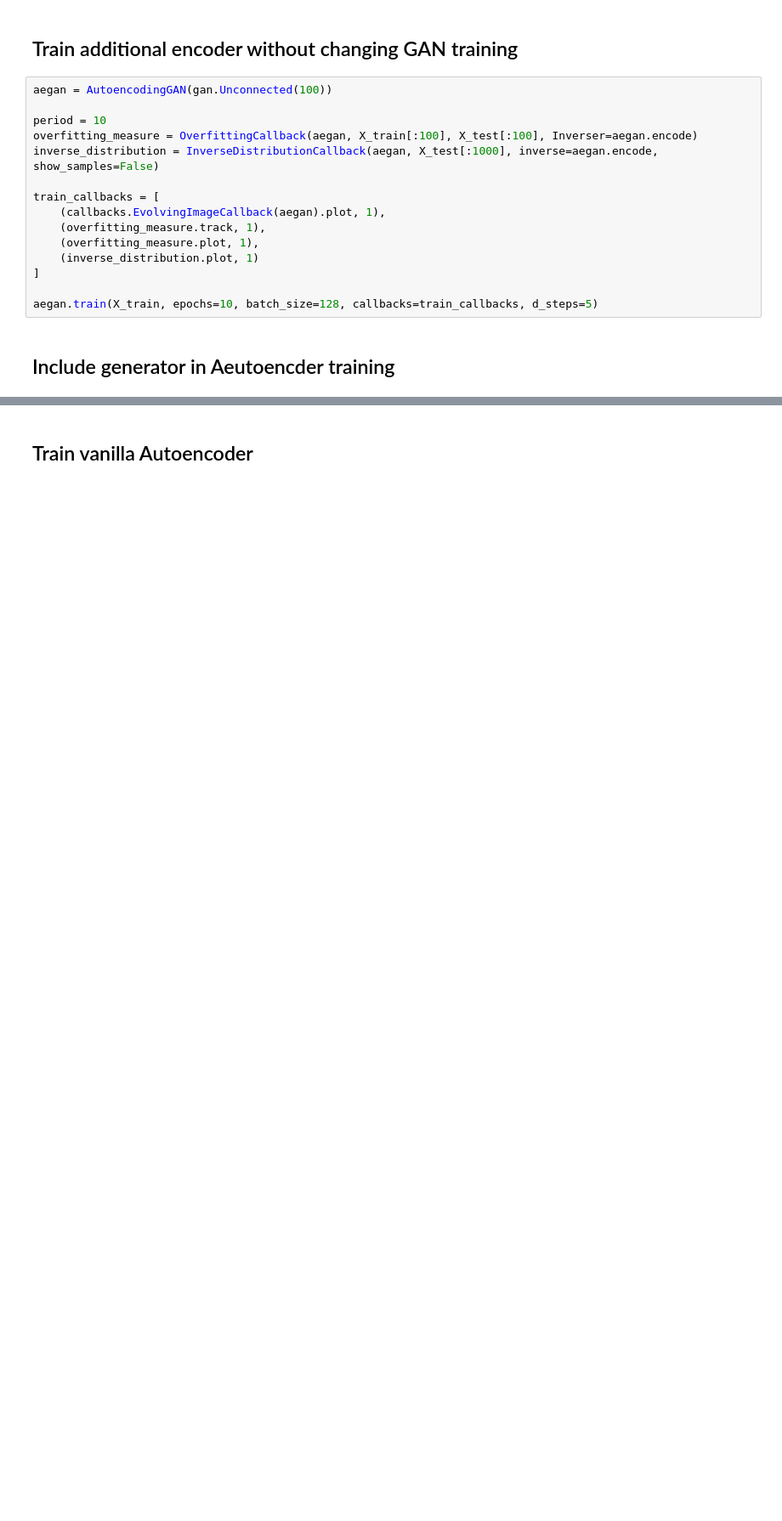
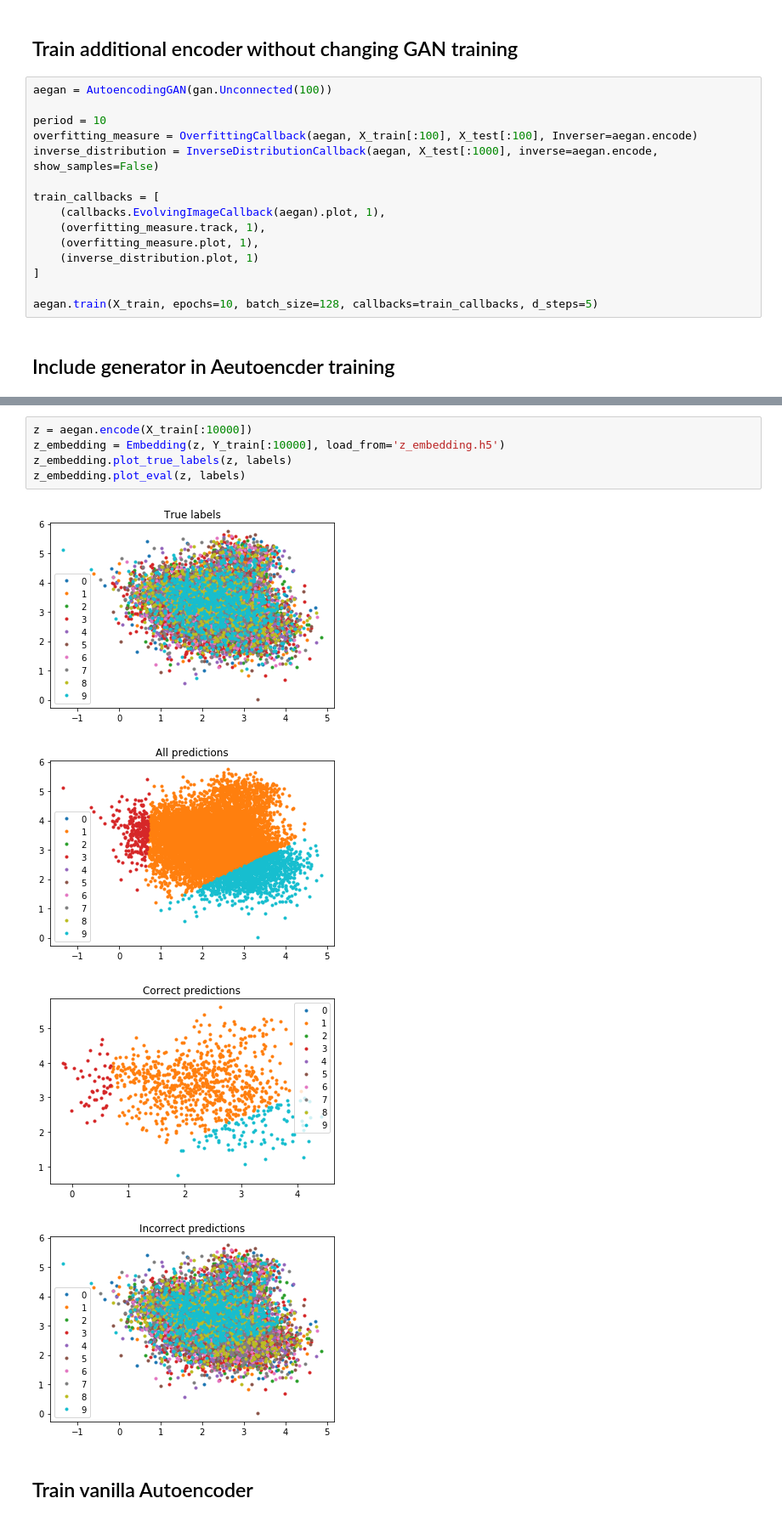
Before and after one commit to nielsrolf/GAN-TUBerlin, a Jupyter notebook: colab_gan_that_imports_from_github.ipynb, the cells around one changed output, grey strips where cells are left out. Shown at 85% size. Cells and saved outputs as stored; diff of their text form; blank space fills up the shorter version.

```diff
--- a/colab_gan_that_imports_from_github.ipynb
+++ b/colab_gan_that_imports_from_github.ipynb
@@ -602,3 +363,13 @@ Distance after applying transformation to next sample 0.6228111429142776
+# %%
+z = aegan.encode(X_train[:10000])
+z_embedding = Embedding(z, Y_train[:10000], load_from='z_embedding.h5')
+z_embedding.plot_true_labels(z, labels)
+z_embedding.plot_eval(z, labels)
+# %% [output]
+[figure, added]
+[figure, added]
+[figure, added]
+[figure, added]
 # %% [markdown]
 ## Train vanilla Autoencoder
 # %%
```
Also changed, not shown: parts of 12 cells of this notebook.
